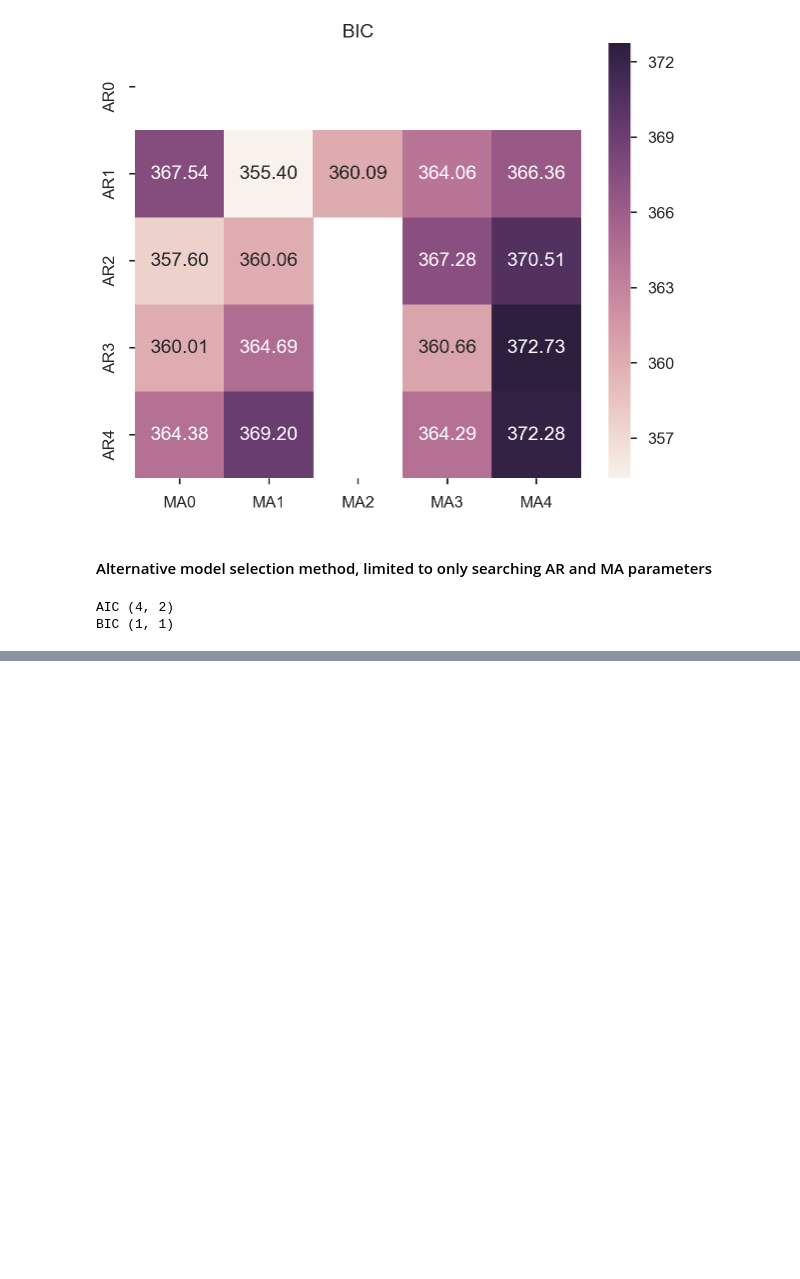
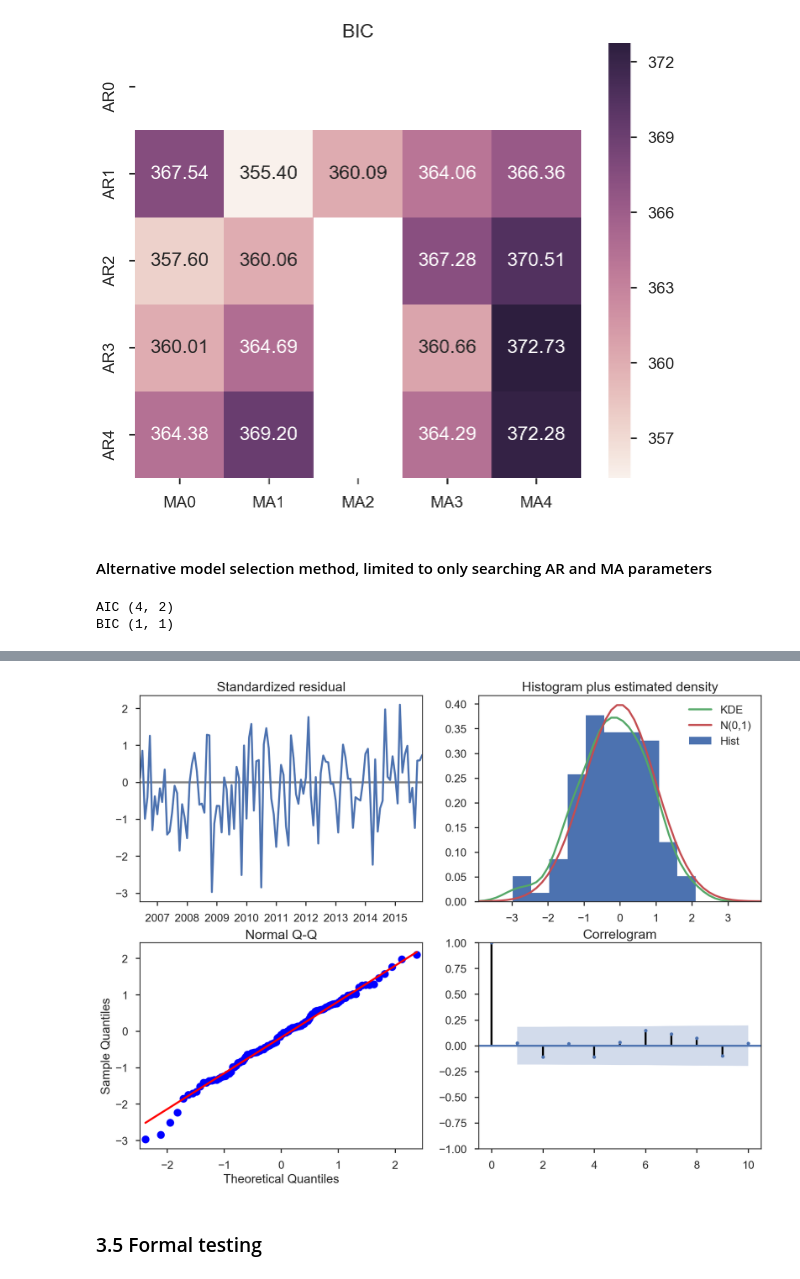
Before and after one commit to OranginaGaoZhao/Time-Series-Forecasting, a Jupyter notebook: Section_3_ARIMA_Models.ipynb, the cells around one changed output, grey strips where cells are left out. Drawn from its saved outputs; the diff is of its cells as text; code cells hidden in the pictures; blank space fills up the shorter version.

```diff
--- a/Section_3_ARIMA_Models.ipynb
+++ b/Section_3_ARIMA_Models.ipynb
@@ -215,0 +226,6 @@ BIC (1, 1)
+# %%
+model_results.plot_diagnostics(figsize=(16, 12));
+# %% [output]
+[figure, added]
+# %% [markdown]
+### 3.5 Formal testing
```
Also changed, not shown: parts of 15 cells of this notebook.
